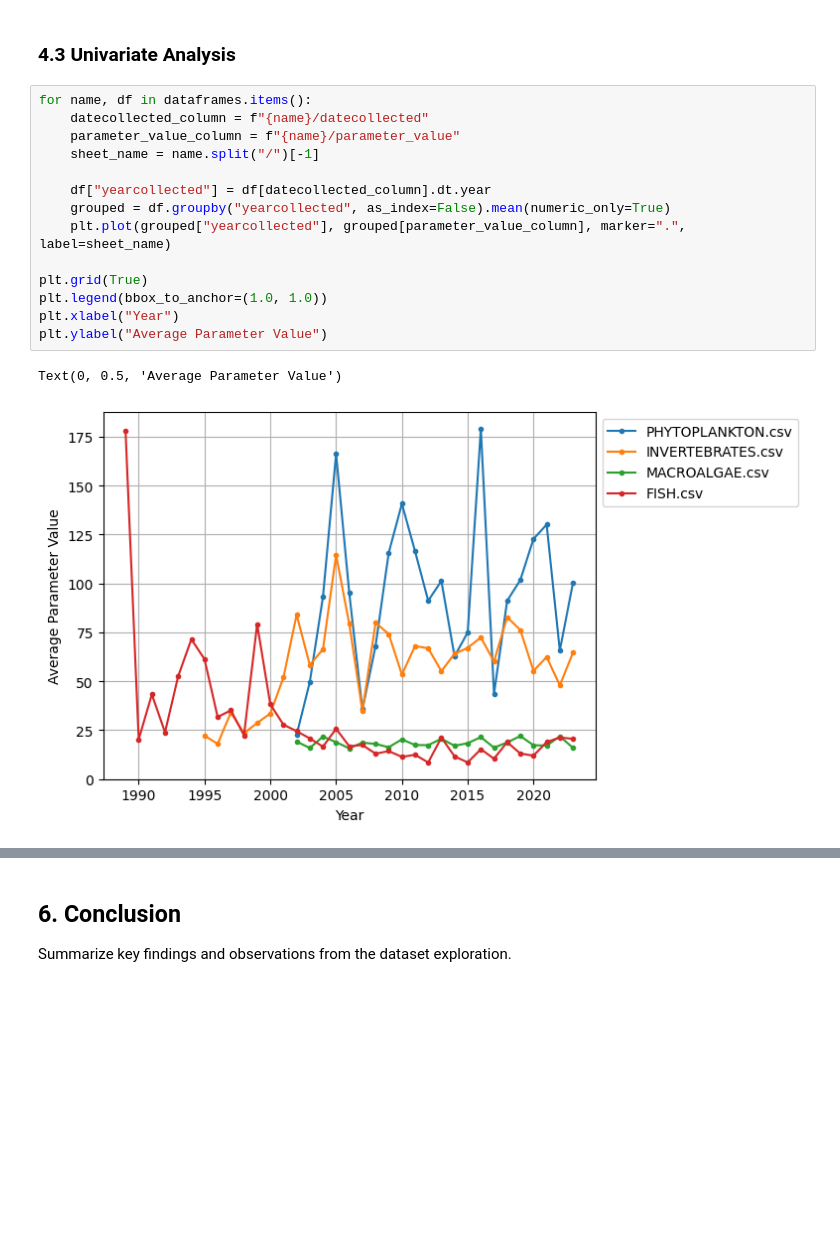
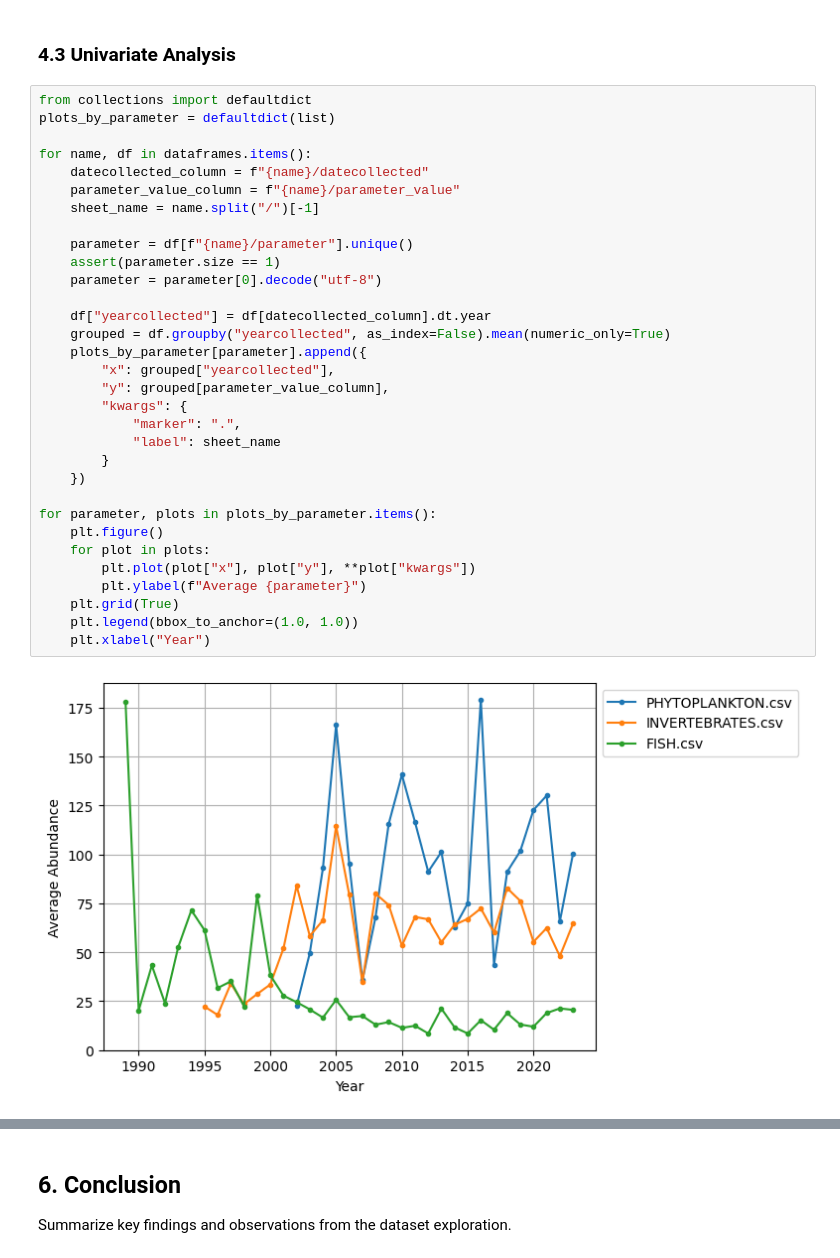
Before and after one commit to senscience/notebooks-dev, a Jupyter notebook: Borja_2024_Marine_Biodiversity_Environmental_Data_Dataset/notebook.ipynb, the cells around one changed output, grey strips where cells are left out. Cells and saved outputs as stored; diff of their text form; blank space fills up the shorter version.

```diff
--- a/Borja_2024_Marine_Biodiversity_Environmental_Data_Dataset/notebook.ipynb
+++ b/Borja_2024_Marine_Biodiversity_Environmental_Data_Dataset/notebook.ipynb
@@ -191,19 +191,36 @@ for name, df in dataframes.items():
 # %% [markdown]
 ### 4.3 Univariate Analysis
 # %%
+from collections import defaultdict
+plots_by_parameter = defaultdict(list)
+
 for name, df in dataframes.items():
     datecollected_column = f"{name}/datecollected"
     parameter_value_column = f"{name}/parameter_value"
     sheet_name = name.split("/")[-1]
 
+    parameter = df[f"{name}/parameter"].unique()
+    assert(parameter.size == 1)
+    parameter = parameter[0].decode("utf-8")
+
     df["yearcollected"] = df[datecollected_column].dt.year
     grouped = df.groupby("yearcollected", as_index=False).mean(numeric_only=True)
-    plt.plot(grouped["yearcollected"], grouped[parameter_value_column], marker=".", label=sheet_name)
+    plots_by_parameter[parameter].append({
+        "x": grouped["yearcollected"],
+        "y": grouped[parameter_value_column],
+        "kwargs": {
+            "marker": ".",
+            "label": sheet_name
+        }
+    })
 
-plt.grid(True)
-plt.legend(bbox_to_anchor=(1.0, 1.0))
-plt.xlabel("Year")
-plt.ylabel("Average Parameter Value")
+for parameter, plots in plots_by_parameter.items():
+    plt.figure()
+    for plot in plots:
+        plt.plot(plot["x"], plot["y"], **plot["kwargs"])
+        plt.ylabel(f"Average {parameter}")
+    plt.grid(True)
+    plt.legend(bbox_to_anchor=(1.0, 1.0))
+    plt.xlabel("Year")
 # %% [output]
-Text(0, 0.5, 'Average Parameter Value')
-[figure, old version]
+[figure, new version]
```
Also changed, not shown: parts of 1 cell of this notebook.
